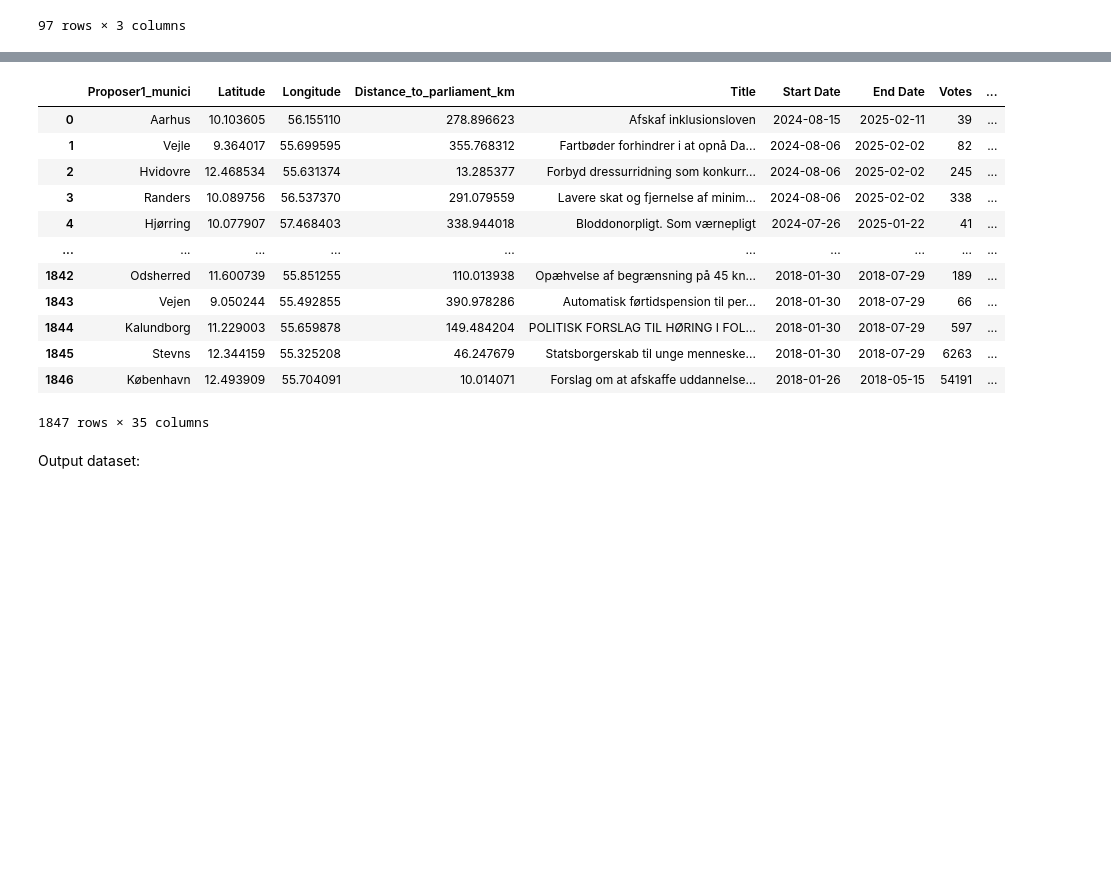
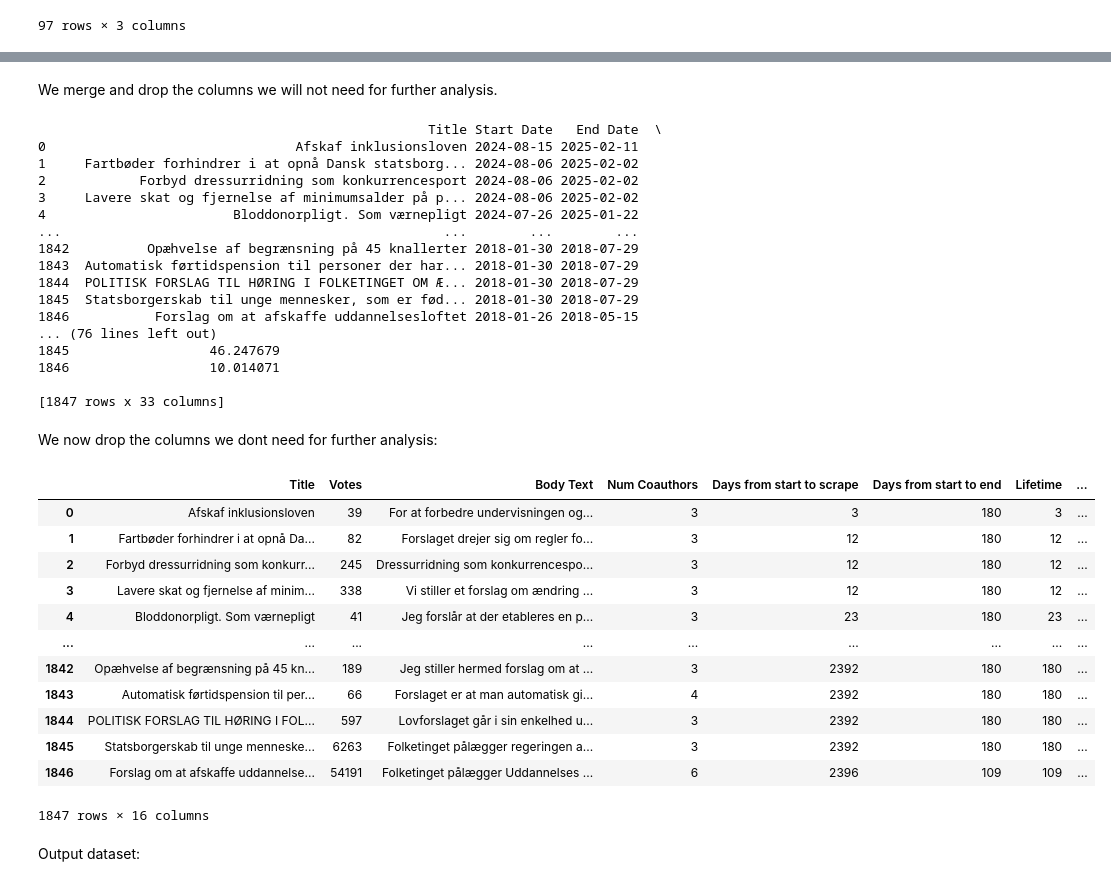
Before and after one commit to mcp656/ISDS-2024, a Jupyter notebook: Project/Borgerforslag 2 - Data.ipynb, the cells around one changed output, grey strips where cells are left out. Drawn from its saved outputs; the diff is of its cells as text; code cells hidden in the pictures; blank space fills up the shorter version.

```diff
--- a/Project/Borgerforslag 2 - Data.ipynb
+++ b/Project/Borgerforslag 2 - Data.ipynb
@@ -635,7 +641,7 @@ def calculate_distance_to_parliament(latitude, longitude):
 
 
 # Apply the function to create a new column 'z'
-cities_filtered['Distance_to_parliament_km'] = cities_filtered.apply(lambda row: calculate_distance_to_parliament(row['Latitude'], row['Longitude']), axis=1)
+cities_filtered['Distance to parliament km'] = cities_filtered.apply(lambda row: calculate_distance_to_parliament(row['Latitude'], row['Longitude']), axis=1)
 
 
 cities_filtered
@@ -658,24 +664,68 @@ See the caveats in the documentation: https://pandas.pydata.org/pandas-docs/stab
 | 97 | Aalborg | 9.997100 | 56.980870 | 319.262282 |
 | 98 | Hjørring | 10.077907 | 57.468403 | 338.944018 |
 97 rows × 4 columns
+# %% [markdown]
+We merge and drop the columns we will not need for further analysis.
 # %%
-# Merge coordinates and distance dataframe onto the merged_df
-merged_df = pd.merge(cities_filtered, merged_df, on='Proposer1_munici', how='right')
-merged_df
+import pandas as pd
+
+# Merge merged_df onto cities_filtered with merged_df being the primary DataFrame
+merged_df = pd.merge(merged_df, cities_filtered, on='Proposer1_munici', how='left')
+
+# Display the resulting DataFrame
+print(merged_df)
 # %% [output]
-|  | Proposer1_munici | Latitude | Longitude | Distance_to_parliament_km | Title | Start Date | End Date | Votes | ... |
-| 0 | Aarhus | 10.103605 | 56.155110 | 278.896623 | Afskaf inklusionsloven | 2024-08-15 | 2025-02-11 | 39 | ... |
-| 1 | Vejle | 9.364017 | 55.699595 | 355.768312 | Fartbøder forhindrer i at opnå Da... | 2024-08-06 | 2025-02-02 | 82 | ... |
-| 2 | Hvidovre | 12.468534 | 55.631374 | 13.285377 | Forbyd dressurridning som konkurr... | 2024-08-06 | 2025-02-02 | 245 | ... |
-| 3 | Randers | 10.089756 | 56.537370 | 291.079559 | Lavere skat og fjernelse af minim... | 2024-08-06 | 2025-02-02 | 338 | ... |
-| 4 | Hjørring | 10.077907 | 57.468403 | 338.944018 | Bloddonorpligt. Som værnepligt | 2024-07-26 | 2025-01-22 | 41 | ... |
-| ... | ... | ... | ... | ... | ... | ... | ... | ... | ... |
-| 1842 | Odsherred | 11.600739 | 55.851255 | 110.013938 | Opæhvelse af begrænsning på 45 kn... | 2018-01-30 | 2018-07-29 | 189 | ... |
-| 1843 | Vejen | 9.050244 | 55.492855 | 390.978286 | Automatisk førtidspension til per... | 2018-01-30 | 2018-07-29 | 66 | ... |
-| 1844 | Kalundborg | 11.229003 | 55.659878 | 149.484204 | POLITISK FORSLAG TIL HØRING I FOL... | 2018-01-30 | 2018-07-29 | 597 | ... |
-| 1845 | Stevns | 12.344159 | 55.325208 | 46.247679 | Statsborgerskab til unge menneske... | 2018-01-30 | 2018-07-29 | 6263 | ... |
-| 1846 | København | 12.493909 | 55.704091 | 10.014071 | Forslag om at afskaffe uddannelse... | 2018-01-26 | 2018-05-15 | 54191 | ... |
-1847 rows × 35 columns
+                                                  Title Start Date   End Date  \
+0                                Afskaf inklusionsloven 2024-08-15 2025-02-11
+1     Fartbøder forhindrer i at opnå Dansk statsborg... 2024-08-06 2025-02-02
+2            Forbyd dressurridning som konkurrencesport 2024-08-06 2025-02-02
+3     Lavere skat og fjernelse af minimumsalder på p... 2024-08-06 2025-02-02
+4                        Bloddonorpligt. Som værnepligt 2024-07-26 2025-01-22
+...                                                 ...        ...        ...
+1842          Opæhvelse af begrænsning på 45 knallerter 2018-01-30 2018-07-29
+1843  Automatisk førtidspension til personer der har... 2018-01-30 2018-07-29
+1844  POLITISK FORSLAG TIL HØRING I FOLKETINGET OM Æ... 2018-01-30 2018-07-29
+1845  Statsborgerskab til unge mennesker, som er fød... 2018-01-30 2018-07-29
+1846           Forslag om at afskaffe uddannelsesloftet 2018-01-26 2018-05-15
+... (76 lines left out)
+1845                  46.247679
+1846                  10.014071
+
+[1847 rows x 33 columns]
+# %% [markdown]
+We now drop the columns we dont need for further analysis:
+# %%
+# Drop specific columns
+columns_to_drop = ['Longitude',
+                   'Latitude',
+                   'Start Date',
+                   'End Date',
+                   'File Number',
+                   'Proposer1_munici',
+                   'Scrape']
+
+# Add columns that match the pattern 'CoproposerX_munici'
+columns_to_drop += merged_df.filter(regex=r'^Coproposer\d+_munici$').columns.tolist()
+
+# Drop the columns from merged_df
+merged_df = merged_df.drop(columns=columns_to_drop)
+
+# Display the resulting DataFrame
+merged_df
+# %% [output]
+|  | Title | Votes | Body Text | Num Coauthors | Days from start to scrape | Days from start to end | Lifetime | ... |
+| 0 | Afskaf inklusionsloven | 39 | For at forbedre undervisningen og... | 3 | 3 | 180 | 3 | ... |
+| 1 | Fartbøder forhindrer i at opnå Da... | 82 | Forslaget drejer sig om regler fo... | 3 | 12 | 180 | 12 | ... |
+| 2 | Forbyd dressurridning som konkurr... | 245 | Dressurridning som konkurrencespo... | 3 | 12 | 180 | 12 | ... |
+| 3 | Lavere skat og fjernelse af minim... | 338 | Vi stiller et forslag om ændring ... | 3 | 12 | 180 | 12 | ... |
+| 4 | Bloddonorpligt. Som værnepligt | 41 | Jeg forslår at der etableres en p... | 3 | 23 | 180 | 23 | ... |
+| ... | ... | ... | ... | ... | ... | ... | ... | ... |
+| 1842 | Opæhvelse af begrænsning på 45 kn... | 189 | Jeg stiller hermed forslag om at ... | 3 | 2392 | 180 | 180 | ... |
+| 1843 | Automatisk førtidspension til per... | 66 | Forslaget er at man automatisk gi... | 4 | 2392 | 180 | 180 | ... |
+| 1844 | POLITISK FORSLAG TIL HØRING I FOL... | 597 | Lovforslaget går i sin enkelhed u... | 3 | 2392 | 180 | 180 | ... |
+| 1845 | Statsborgerskab til unge menneske... | 6263 | Folketinget pålægger regeringen a... | 3 | 2392 | 180 | 180 | ... |
+| 1846 | Forslag om at afskaffe uddannelse... | 54191 | Folketinget pålægger Uddannelses ... | 6 | 2396 | 109 | 109 | ... |
+1847 rows × 16 columns
 # %% [markdown]
 Output dataset:
 # %%
```
Also changed, not shown: parts of 4 cells of this notebook, 10 other files.
